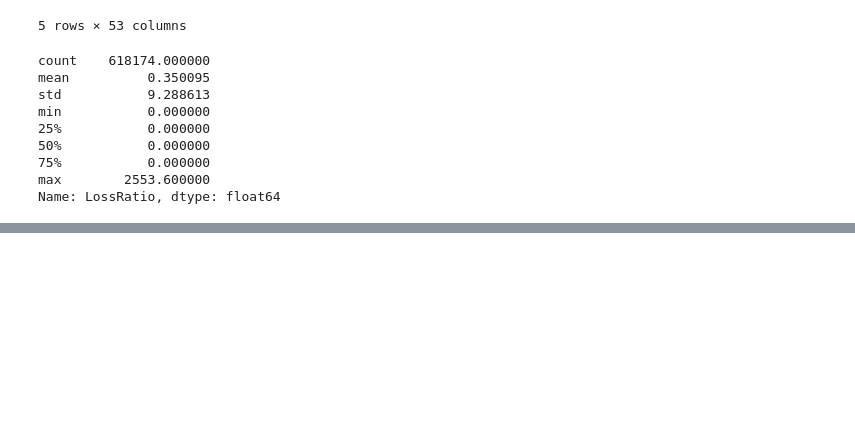
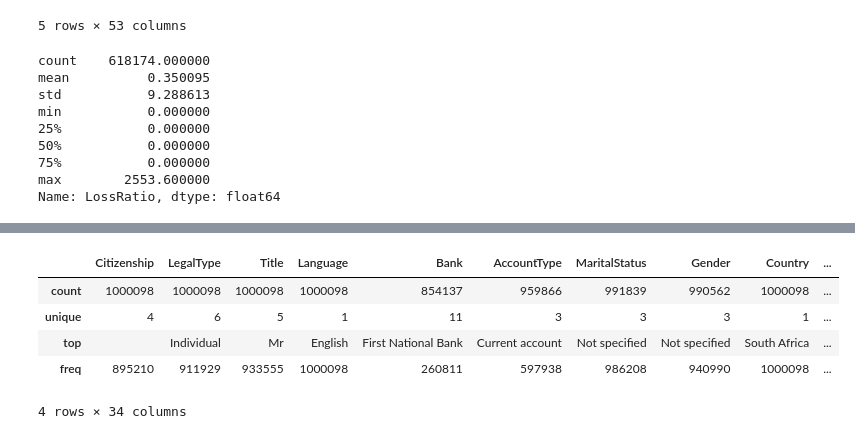
Before and after one commit to Feven777/Risk-Analytics-Predictive-Modeling, a Jupyter notebook: notebook/EDA_task1.ipynb, the cells around one changed output, grey strips where cells are left out. Drawn from its saved outputs; the diff is of its cells as text; code cells hidden in the pictures; blank space fills up the shorter version.

```diff
--- a/notebook/EDA_task1.ipynb
+++ b/notebook/EDA_task1.ipynb
@@ -76,3 +76,12 @@ df_valid.describe()
 | 75% | 146853.000000 | 11988.000000 | 2015-06-01 00:00:00 | 4126.000000 | 6.005842e+07 | 2013.000000 | 4.000000 | ... |
 | max | 301175.000000 | 23246.000000 | 2015-08-01 00:00:00 | 9870.000000 | 6.506535e+07 | 2015.000000 | 10.000000 | ... |
 | std | 64839.331221 | 5437.195158 | NaN | 2608.460587 | 1.294132e+07 | 3.270483 | 0.288604 | ... |
+# %%
+df.describe(include="object")
+# %% [output]
+|  | Citizenship | LegalType | Title | Language | Bank | AccountType | MaritalStatus | Gender | Country | ... |
+| count | 1000098 | 1000098 | 1000098 | 1000098 | 854137 | 959866 | 991839 | 990562 | 1000098 | ... |
+| unique | 4 | 6 | 5 | 1 | 11 | 3 | 3 | 3 | 1 | ... |
+| top |  | Individual | Mr | English | First National Bank | Current account | Not specified | Not specified | South Africa | ... |
+| freq | 895210 | 911929 | 933555 | 1000098 | 260811 | 597938 | 986208 | 940990 | 1000098 | ... |
+4 rows × 34 columns
```
Also changed, not shown: parts of 1 cell of this notebook.
